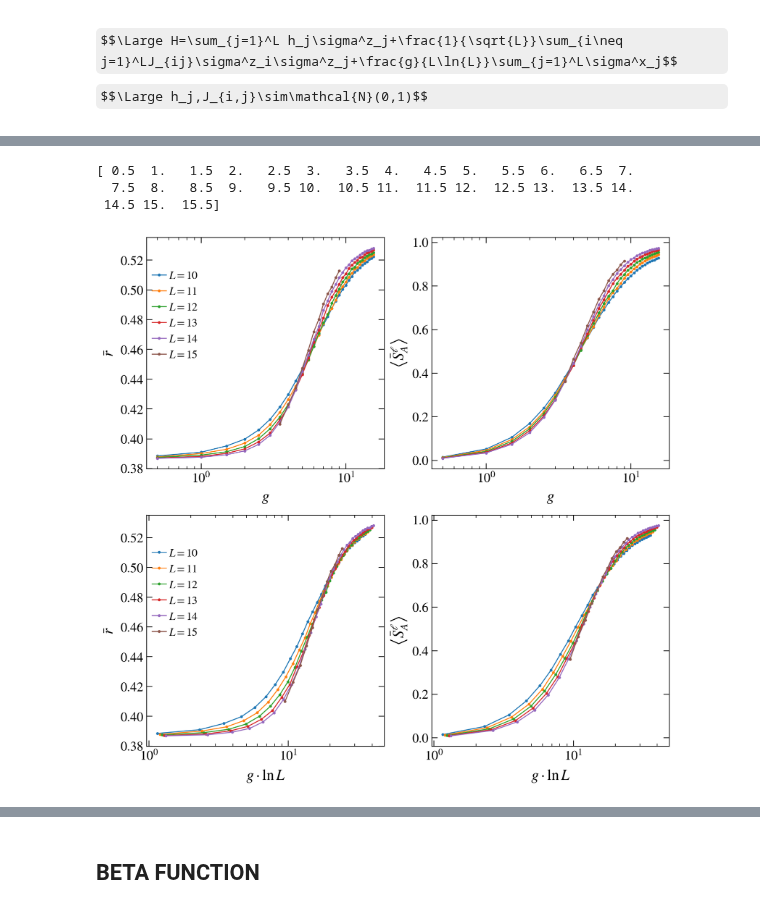
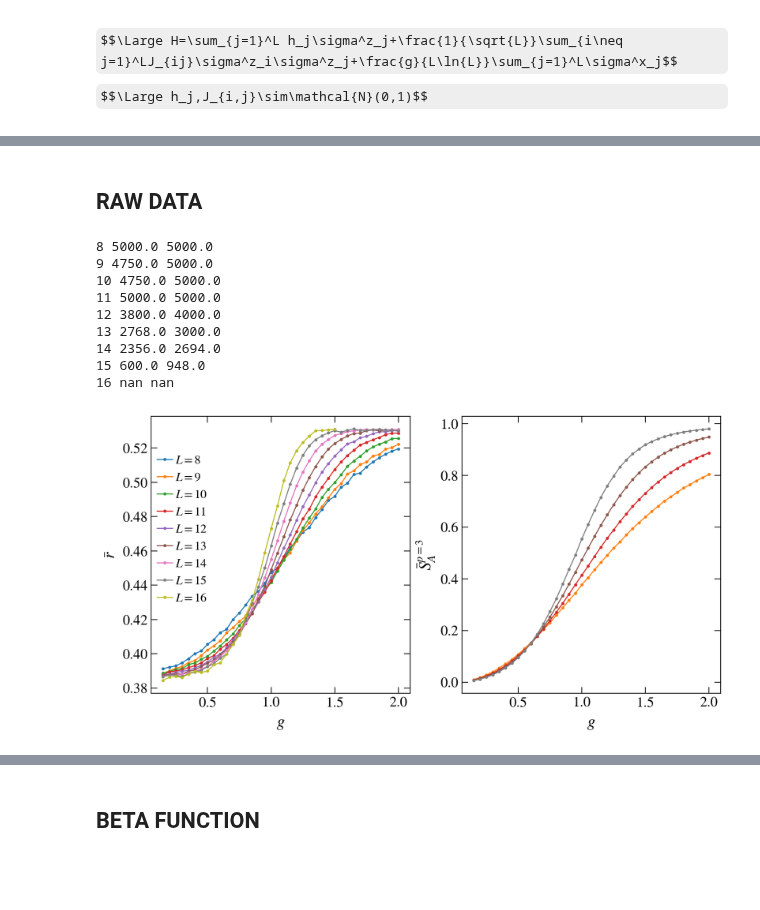
Before and after one commit to Rafal-Swietek/QHamSolver, a Jupyter notebook: QREM/Jupyter_Python/notebook.ipynb, the cells around one changed output, grey strips where cells are left out. Cells and saved outputs as stored; diff of their text form; code cells hidden in the pictures; some formulas as TeX source; blank space fills up the shorter version.

```diff
--- a/QREM/Jupyter_Python/notebook.ipynb
+++ b/QREM/Jupyter_Python/notebook.ipynb
@@ -67,6 +67,7 @@ from scipy.signal import savgol_filter
 from scipy import integrate
 from scipy import fft
 from scipy.interpolate import UnivariateSpline as InterpolateSpline
+from scipy.interpolate import make_interp_spline as make_spline
 
 # OTHER
 import warnings
@@ -77,7 +78,7 @@ import os
 from os import sep as kPSep
 from os.path import exists
 
-base_dir = "../results2/PBC/"
+base_dir = "../results/"
 
 print(base_dir[2:])
 # %% [output]
@@ -206,22 +213,16 @@ for nu in [500, 0.1, 0.25, 0.5, 1.0]:
+# %% [markdown]
+## RAW DATA
 # %%
 L=15
 g=1.0
 
-
-plot_gaps = 1
-
-b = 1.5
-
-g_vals = np.linspace(0.5, 15.5, 31)
-print(g_vals)
-
 sub_sizes = np.arange(0, L+1)
 
-sizes = np.arange(10, 16, 1)
+sizes = np.arange(8, 17, 1)
 
 interpolate = 0
 
-nu = 0.5
+nu = 500
 frac = lambda dim: int(dim * nu) if nu <= 1.0 else nu
 
 folder_base = f'./collected data/'
@@ -229,8 +230,8 @@ folder = folder_base + base_dir[3:] + f"nu={nu}/"
 os.makedirs(folder_base, exist_ok=True)
 os.makedirs(folder, exist_ok=True)
 
-rescale_func        = [lambda x, L: x, lambda x, L: x * np.log(L)]#, lambda x, L: x * np.sqrt(L)]
-rescale_func_names  = [r"$g$"        , r"$g\cdot\ln{L}$"         ]#, r"$g\cdot\sqrt{L}$"]
+rescale_func        = [lambda x, L: x]#, lambda x, L: x * np.log(L), lambda x, L: x * np.sqrt(L)/np.log(L)]
+rescale_func_names  = [r"$g$"        ]#, r"$g\cdot\ln{L}$"         , r"$g\cdot\sqrt{L}/\ln{L}$"]
 
 
 fig, axes = plt.subplots( nrows=len(rescale_func), ncols=2, figsize=(10,5 * len(rescale_func)), dpi = 200, sharex='row')
@@ -239,7 +240,7 @@ perturbation = []
 gaps = []
 Ssite_av = []
 for L in sizes:
-    LA = 2
+    LA = 3
 
     sub_sizes = np.arange(0, L+1)
     name_out = folder + f'_L={L}.hdf5'
@@ -250,21 +251,25 @@ for L in sizes:
             gap_ratio    = np.array(file.get('gap_ratio'))
             entropy      = np.array(file.get('entropy'))
             entropy_site = np.array(file.get('single_site_entropy'))
+            realisations = np.array(file.get('realisations'))
+            print(L, np.min(realisations), np.max(realisations))
     else:
         print(name_out)
 
     ent = np.zeros(g_vals.shape)
     for ii in range(g_vals.size):
-        # ent[ii] = np.transpose(entropy)[ii][LA] / page(LA, L - LA)
-        ent[ii] = np.mean(np.transpose(entropy_site[:-1])[ii]) / page(1, L-1)
+        ent[ii] = np.transpose(entropy)[ii][LA] / page(LA, L - LA)
+        # ent[ii] = np.mean(np.transpose(entropy_site[:-1])[ii]) / page(1, L-1)
 
     perturbation.append( g_vals )
     gaps.append(gap_ratio)
     Ssite_av.append(ent)
 
 for iabc in range(len(rescale_func)):
+    xlab = rescale_func_names[iabc]
     axis = [axes[iabc][0], axes[iabc][1]] if len(rescale_func) > 1 else axes
     for ii, L in enumerate(sizes):
+        col = next(colors_ls_cyc)
         g_vals_resc = rescale_func[iabc](perturbation[ii], L)
         if interpolate:
             r_spl = InterpolateSpline(g_vals_resc, gaps[ii],   k=5)
@@ -280,41 +285,48 @@ for iabc in range(len(rescale_func)):
         else:
             gap_ratio = gaps[ii]
             entropy = Ssite_av[ii]
-        axis[0].plot(g_vals_resc, gap_ratio, marker='o', markersize=2, lw=1, label=r"$L=%d$"%L)
-        axis[1].plot(g_vals_resc, entropy,   marker='o', markersize=2, lw=1)
+        axis[0].plot(g_vals_resc, gap_ratio, marker='o', markersize=2, lw=1, label=r"$L=%d$"%L, color=col)
+        if L % 2 == 1:
+            axis[1].plot(g_vals_resc, entropy,   marker='o', markersize=2, lw=1, color=col)
 
     # axis[0].set_ylim(0.38,0.46)
     # axis[1].set_ylim(0.0,0.46)
     # if iabc == 0:
     #     axis[0].set_xlim(2.0, 8.0)
     # elif iabc == 1:
     #     axis[0].set_xlim(10.0, 25.0)
     # elif iabc == 2:
     # axis[0].set_xlim(0.05, 4.0)
     # axis[1].set_xlim(0.05, 4.0)
 
 
     # axis[1].set_xlim(4 * min(np.array(perturbation).flatten()), 0.8*max(np.array(perturbation).flatten()))
     # axis[0].axhline(y=0.3863, ls='--', color='black')
     # axis[0].axhline(y=0.5307, ls='--', color='black')
 
     # axis[1].set_ylim(0.3 + 0.1*iabc,0.9)
 
-    fig_help.set_plot_elements(axis[0], ylabel=r"$\bar{r}$", xlabel=rescale_func_names[iabc], font_size=14, set_legend=False, xscale='log')
+    fig_help.set_plot_elements(axis[0], ylabel=r"$\bar{r}$", xlabel=xlab, font_size=14, set_legend=False, xscale='log')
     fig_help.set_legend(axis[0], loc = 'upper left', fontsize=12, anchor=(-0.02, 0.9))
 
-    fig_help.set_plot_elements(axis[1], ylabel=r"$\left\langle\bar{S}_A^{\ell}\right\rangle$", xlabel=rescale_func_names[iabc], font_size=14, set_legend=False, xscale='log')
+    fig_help.set_plot_elements(axis[1], ylabel=r"$\bar{S}_A^{p=%d}$"%LA, xlabel=xlab, font_size=14, set_legend=False, xscale='linear')
 
     # for ax in axis:
     #     ax.xaxis.set_minor_formatter(matplotlib.ticker.FuncFormatter(lambda x, pos: "%g"%x))
     #     ax.xaxis.set_major_formatter(matplotlib.ticker.FuncFormatter(lambda x, pos: "%g"%x))
     #     ax.yaxis.set_minor_formatter(matplotlib.ticker.FuncFormatter(lambda x, pos: "%g"%x))
     #     ax.yaxis.set_major_formatter(matplotlib.ticker.FuncFormatter(lambda x, pos: "%g"%x))
 
 
 fig.subplots_adjust(wspace = 0.2, hspace=0.2)
 # %% [output]
-[ 0.5  1.   1.5  2.   2.5  3.   3.5  4.   4.5  5.   5.5  6.   6.5  7.
-  7.5  8.   8.5  9.   9.5 10.  10.5 11.  11.5 12.  12.5 13.  13.5 14.
- 14.5 15.  15.5]
+8 5000.0 5000.0
+9 4750.0 5000.0
+10 4750.0 5000.0
+11 5000.0 5000.0
+12 3800.0 4000.0
+13 2768.0 3000.0
+14 2356.0 2694.0
+15 600.0 948.0
+16 nan nan
-[figure, old version]
+[figure, new version]
```
Also changed, not shown: parts of 26 cells of this notebook, 16 other files.
